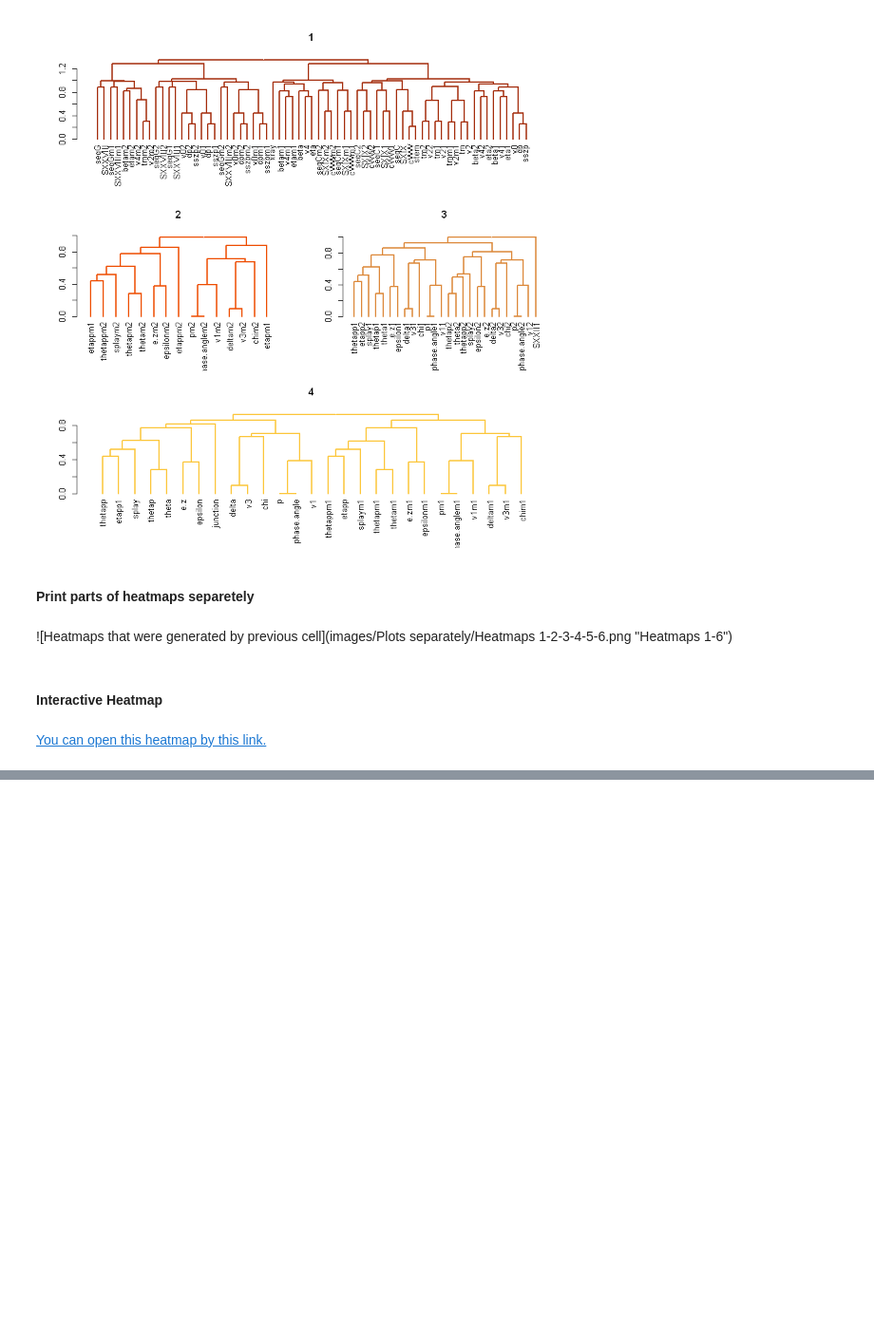
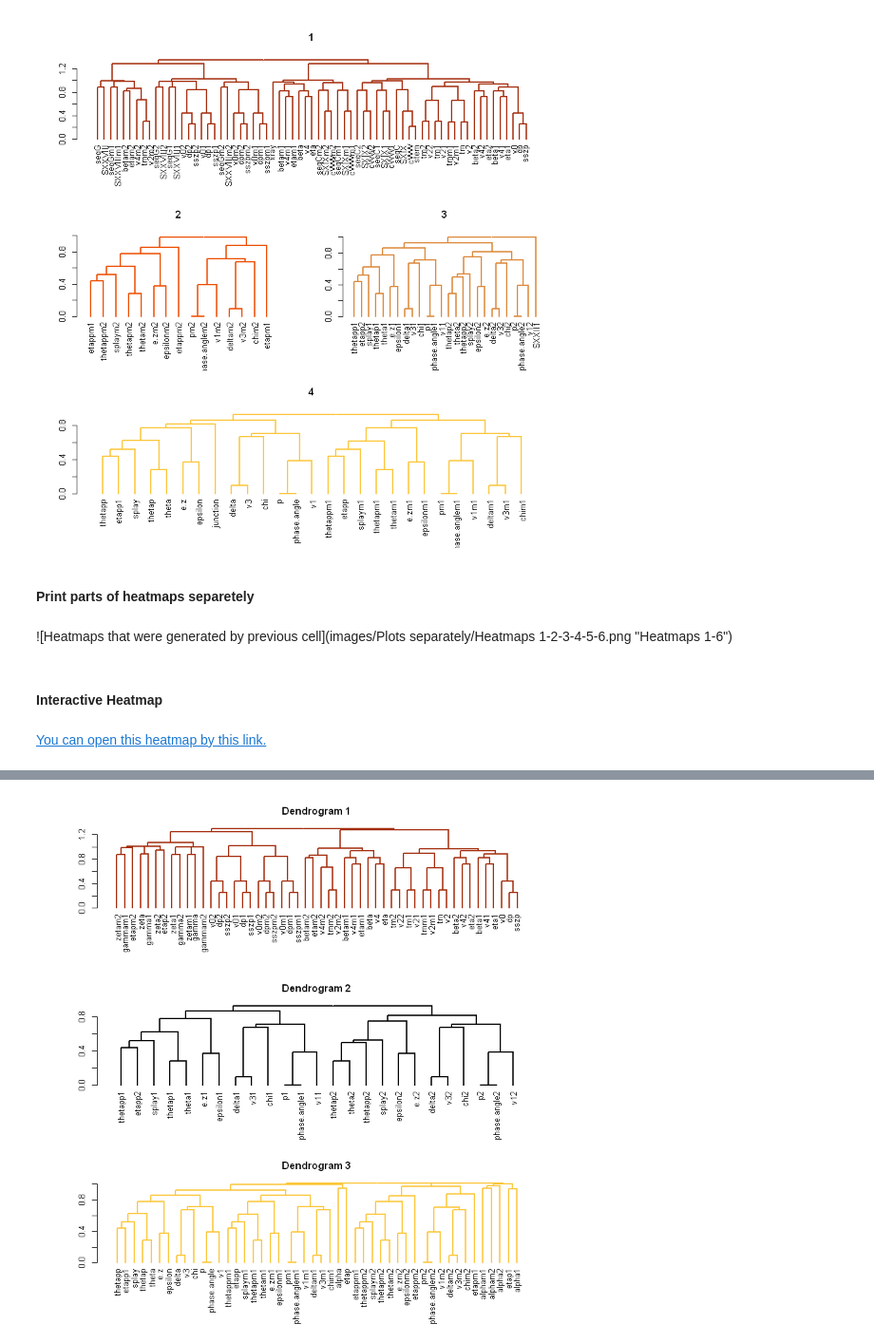
Before and after one commit to PollyTikhonova/coursework, a Jupyter notebook: correlation/Correlations. R code.ipynb, the cells around one changed output, grey strips where cells are left out. Shown: that part at 95% size. Cells and saved outputs as stored; diff of their text form; code cells hidden in the pictures; blank space fills up the shorter version.

```diff
--- a/correlation/Correlations. R code.ipynb
+++ b/correlation/Correlations. R code.ipynb
@@ -163,0 +227,10 @@ heatmaply(correlation.gene,
+# %%
+par(mfcol=c(3,1), mai=c(0.8,0.8,0.4,0.4))
+plot(dendrapply(dendro.angles.1, color_branches, color4),
+     main='Dendrogram 1')
+plot(dendrapply(dendro.angles.2, color_branches, 'black'),
+     main='Dendrogram 2')
+plot(dendrapply(dendro.angles.3, color_branches, color1),
+     main='Dendrogram 3')
+# %% [output]
+[figure, added]
```
Also changed, not shown: parts of 6 cells of this notebook, 12 other files.
